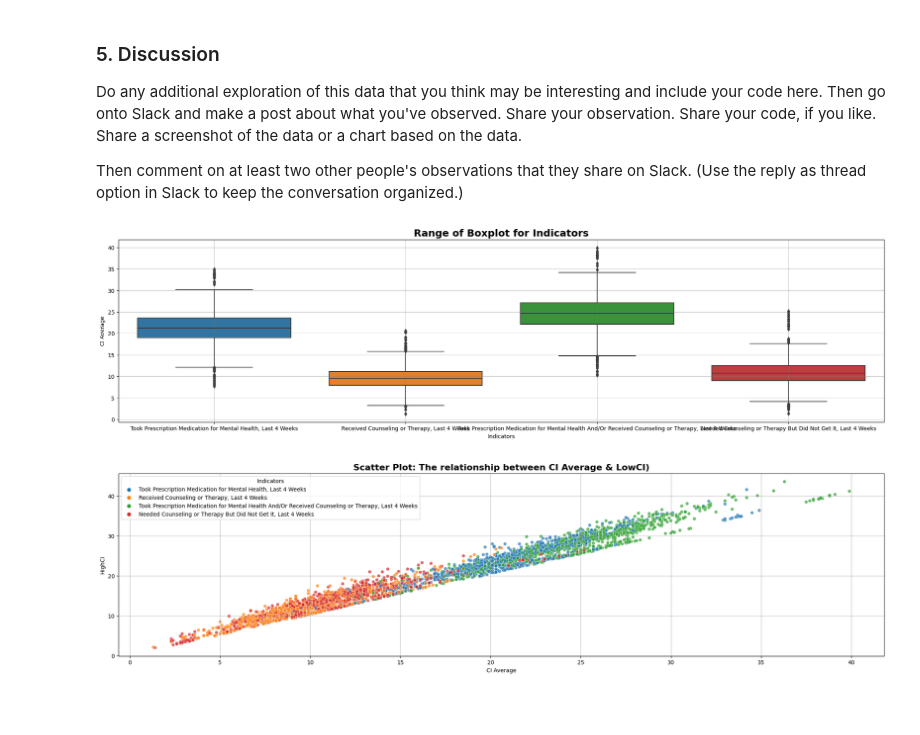
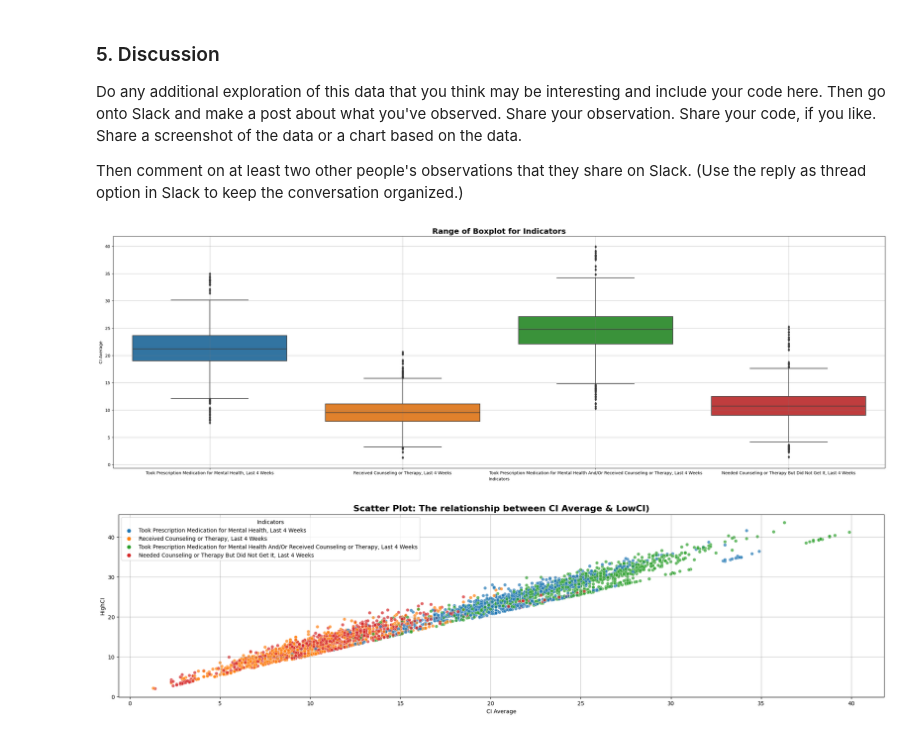
Before and after one commit to taegeonyu/hds5210-2023, a Jupyter notebook: week13/week13_assignment_2.ipynb, the cells around one changed output. Drawn from its saved outputs; the diff is of its cells as text; code cells hidden in the pictures; blank space fills up the shorter version.

```diff
--- a/week13/week13_assignment_2.ipynb
+++ b/week13/week13_assignment_2.ipynb
@@ -131,15 +131,15 @@ Do any additional exploration of this data that you think may be interesting and
 Then comment on at least two other people's observations that they share on Slack.  (Use the reply as thread option in Slack to keep the conversation organized.)
 # %%
 # Boxplot for the range of values in Indicators
-plt.figure(figsize=(25, 6))
+plt.figure(figsize=(33, 10))
 sns.boxplot(x='Indicator', y='Value', data=df)
 plt.title('Range of Boxplot for Indicators', fontsize=18, fontweight='bold')
 plt.xlabel('Indicators')
 plt.ylabel('CI Average')
 plt.grid(color='gray', alpha=0.5)
 plt.show()
 # %% [output]
-[figure, old version]
+[figure, new version]
 # %%
 # Scatterplot for the relationship between Value and HighCI with displayed spots of Indicator
 plt.figure(figsize=(25, 6))
```
